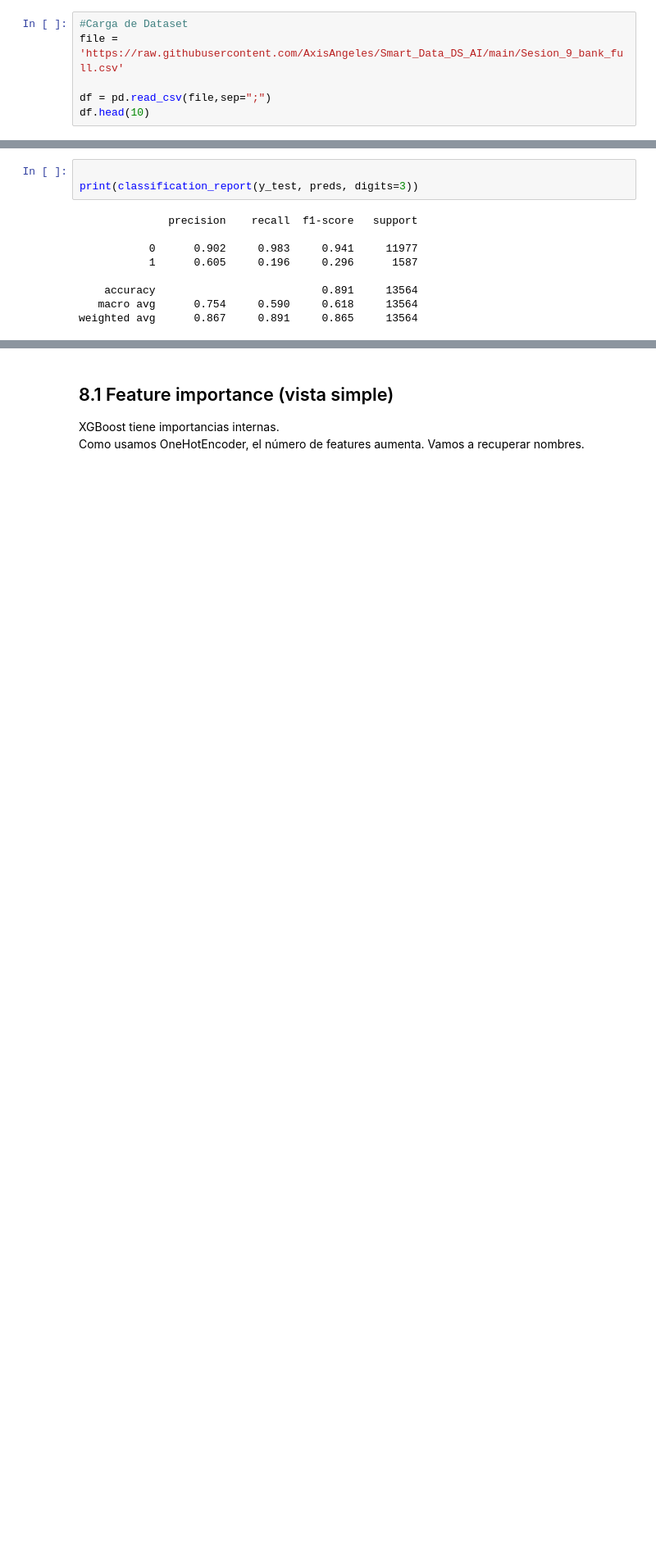
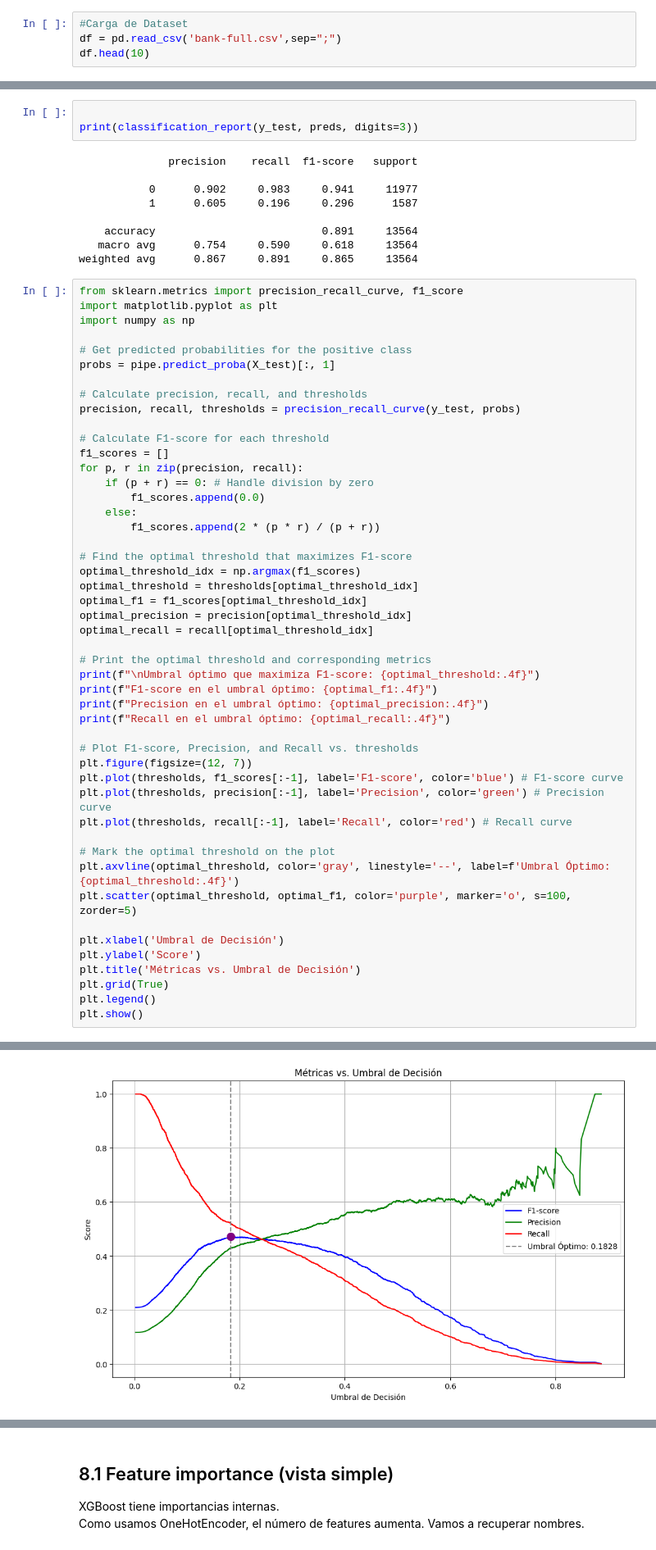
Before and after one commit to AxisAngeles/Smart_Data_DS_AI, a Jupyter notebook: S09_EDA_clase.ipynb, the cells around one changed output, grey strips where cells are left out. Shown at 82% size. Saved outputs shown, nothing was run; the diff lists cells and outputs as text; blank space fills up the shorter version.

```diff
--- a/S09_EDA_clase.ipynb
+++ b/S09_EDA_clase.ipynb
@@ -43,9 +43,7 @@ np.random.seed(42)
 Usaremos un dataset de UCI en CSV con separador `;`.
 # %%
 #Carga de Dataset
-file = 'https://raw.githubusercontent.com/AxisAngeles/Smart_Data_DS_AI/main/Sesion_9_bank_full.csv'
-
-df = pd.read_csv(file,sep=";")
+df = pd.read_csv('bank-full.csv',sep=";")
 df.head(10)
 # %% [output]
 |  | age | job | marital | education | default | balance | housing | loan | contact | day | month | ... |
@@ -757,3 +779,52 @@ print(classification_report(y_test, preds, digits=3))
     accuracy                          0.891     13564
    macro avg      0.754     0.590     0.618     13564
 weighted avg      0.867     0.891     0.865     13564
+# %%
+from sklearn.metrics import precision_recall_curve, f1_score
+import matplotlib.pyplot as plt
+import numpy as np
+
+# Get predicted probabilities for the positive class
+probs = pipe.predict_proba(X_test)[:, 1]
+
+# Calculate precision, recall, and thresholds
+precision, recall, thresholds = precision_recall_curve(y_test, probs)
+
+# Calculate F1-score for each threshold
+f1_scores = []
+for p, r in zip(precision, recall):
+    if (p + r) == 0: # Handle division by zero
+        f1_scores.append(0.0)
+    else:
+        f1_scores.append(2 * (p * r) / (p + r))
+
+# Find the optimal threshold that maximizes F1-score
+optimal_threshold_idx = np.argmax(f1_scores)
+optimal_threshold = thresholds[optimal_threshold_idx]
+optimal_f1 = f1_scores[optimal_threshold_idx]
+optimal_precision = precision[optimal_threshold_idx]
+optimal_recall = recall[optimal_threshold_idx]
+
+# Print the optimal threshold and corresponding metrics
+print(f"\nUmbral óptimo que maximiza F1-score: {optimal_threshold:.4f}")
+print(f"F1-score en el umbral óptimo: {optimal_f1:.4f}")
+print(f"Precision en el umbral óptimo: {optimal_precision:.4f}")
+print(f"Recall en el umbral óptimo: {optimal_recall:.4f}")
+
+# Plot F1-score, Precision, and Recall vs. thresholds
+plt.figure(figsize=(12, 7))
+plt.plot(thresholds, f1_scores[:-1], label='F1-score', color='blue') # F1-score curve
+plt.plot(thresholds, precision[:-1], label='Precision', color='green') # Precision curve
+plt.plot(thresholds, recall[:-1], label='Recall', color='red') # Recall curve
+
+# Mark the optimal threshold on the plot
+plt.axvline(optimal_threshold, color='gray', linestyle='--', label=f'Umbral Óptimo: {optimal_threshold:.4f}')
+plt.scatter(optimal_threshold, optimal_f1, color='purple', marker='o', s=100, zorder=5)
+
+plt.xlabel('Umbral de Decisión')
+plt.ylabel('Score')
+plt.title('Métricas vs. Umbral de Decisión')
+plt.grid(True)
+plt.legend()
+plt.show()
+# %% [output]
@@ -759,0 +835 @@ weighted avg      0.867     0.891     0.865     13564
+[figure, added]
```
Also changed, not shown: parts of 5 cells of this notebook.
